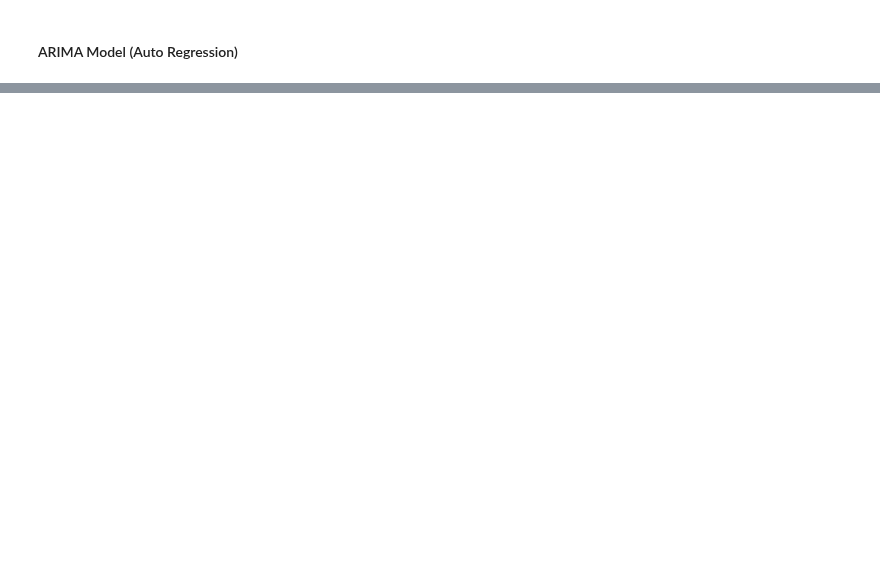
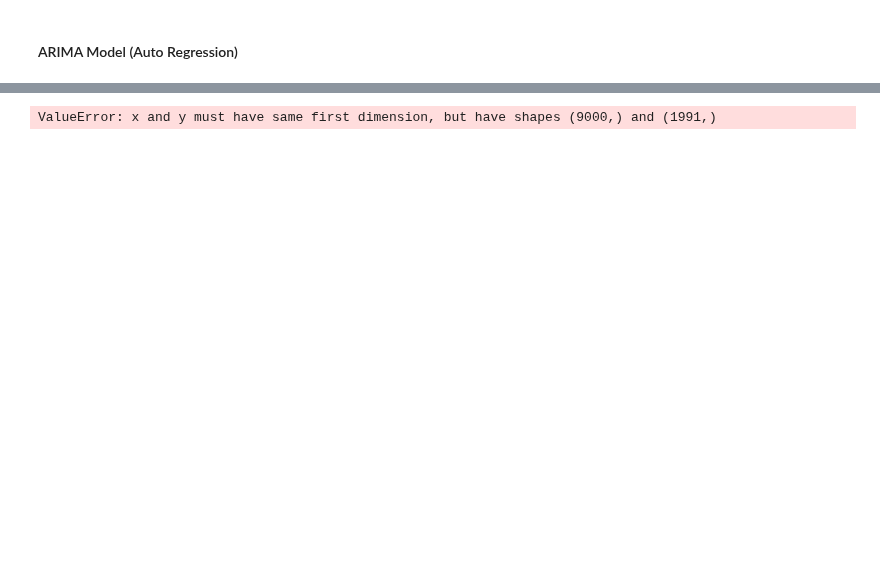
Before and after one commit to piekarsky/Short-Term-Electricity-Price-Forecasting-at-the-Polish-Day-Ahead-Market, a Jupyter notebook: electricity-price-forecasting-statistical-models.ipynb, the cells around one changed output, grey strips where cells are left out. Saved outputs shown, nothing was run; the diff lists cells and outputs as text; code cells hidden in the pictures; blank space fills up the shorter version.

```diff
--- a/electricity-price-forecasting-statistical-models.ipynb
+++ b/electricity-price-forecasting-statistical-models.ipynb
@@ -44,5 +44,5 @@ plt.show()
 # %%
 from statsmodels.tsa.ar_model import AutoReg, ar_select_order
 # %%
-df
+df = set_index()
 # %% [output]
@@ -62,2 +49,0 @@ df
-# %%
-df['date'] = pd.to_datetime(df['date'], unit='h')
@@ -63,0 +52,13 @@ df['date'] = pd.to_datetime(df['date'], unit='h')
+# %%
+model = AutoReg(df['fixing I course'], 24)
+model_fit = model.fit()
+
+train_df = df.iloc[:9000]
+test_df = df.iloc[9000:]
+
+train_model = AutoReg(train_df['fixing I course'], 450).fit()
+start = len(train_df)
+end = len(train_df) + len(test_df) - 1
+prediction = train_model.predict(start=start, end=end, dynamic=True)
+
+pred = pd.DataFrame(prediction, columns=['predict fixing I course'])
@@ -64 +80,9 @@ df['date'] = pd.to_datetime(df['date'], unit='h')
+# %%
+fig, ax = plt.subplots(figsize=(16,8))
+ax.plot(train_df['date'], train_df['fixing I course'], train_df['date'], pred['predict fixing I course'])
+ax.set_xlabel('data')
+ax.set_ylabel('fixing I course')
+# %% [output]
+ValueError: x and y must have same first dimension, but have shapes (9000,) and (1991,)
+[figure, added]
 # %%
```
Also changed, not shown: parts of 8 cells of this notebook.
